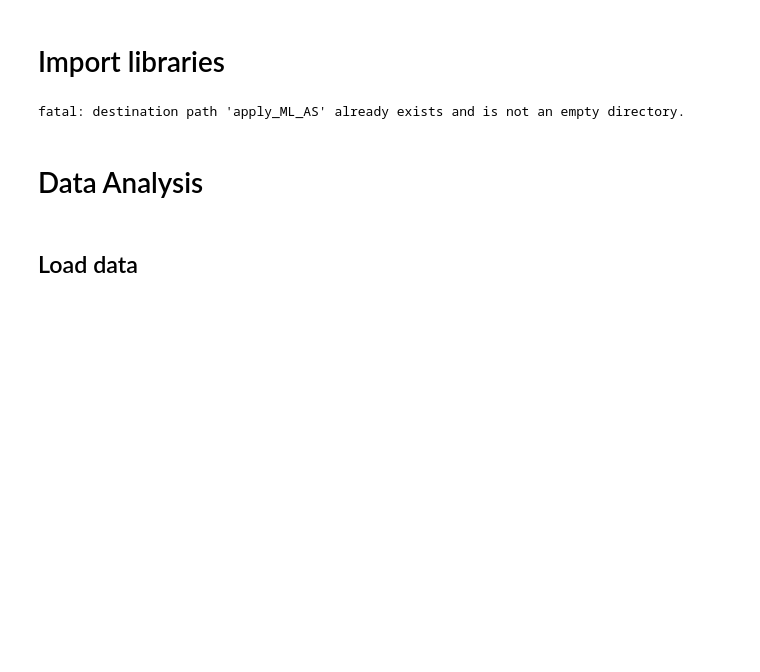
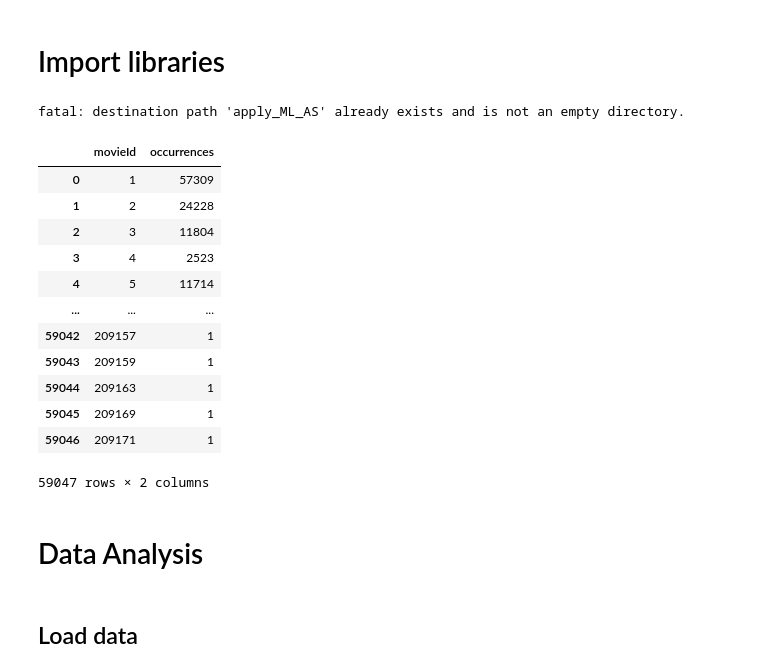
Before and after one commit to Vilmo18/Recommender_System_ML-AT-SCALE, a Jupyter notebook: carre.ipynb, the cells around one changed output. Saved outputs shown, nothing was run; the diff lists cells and outputs as text; code cells hidden in the pictures; blank space fills up the shorter version.

```diff
--- a/carre.ipynb
+++ b/carre.ipynb
@@ -6,3 +6,26 @@
 #!rm -rf /content/apply_ML_AS
 # %% [output]
 fatal: destination path 'apply_ML_AS' already exists and is not an empty directory.
+# %%
+import pandas as pd
+ratings = pd.read_csv('ratings.csv')
+# %%
+dataframe = ratings
+occurrences = (
+            dataframe.groupby("movieId").size().reset_index(name="occurrences")
+        )
+occurrences
+# %% [output]
+|  | movieId | occurrences |
+| 0 | 1 | 57309 |
+| 1 | 2 | 24228 |
+| 2 | 3 | 11804 |
+| 3 | 4 | 2523 |
+| 4 | 5 | 11714 |
+| ... | ... | ... |
+| 59042 | 209157 | 1 |
+| 59043 | 209159 | 1 |
+| 59044 | 209163 | 1 |
+| 59045 | 209169 | 1 |
+| 59046 | 209171 | 1 |
+59047 rows × 2 columns
```
Also changed, not shown: parts of 2 cells of this notebook, 5 other files.
